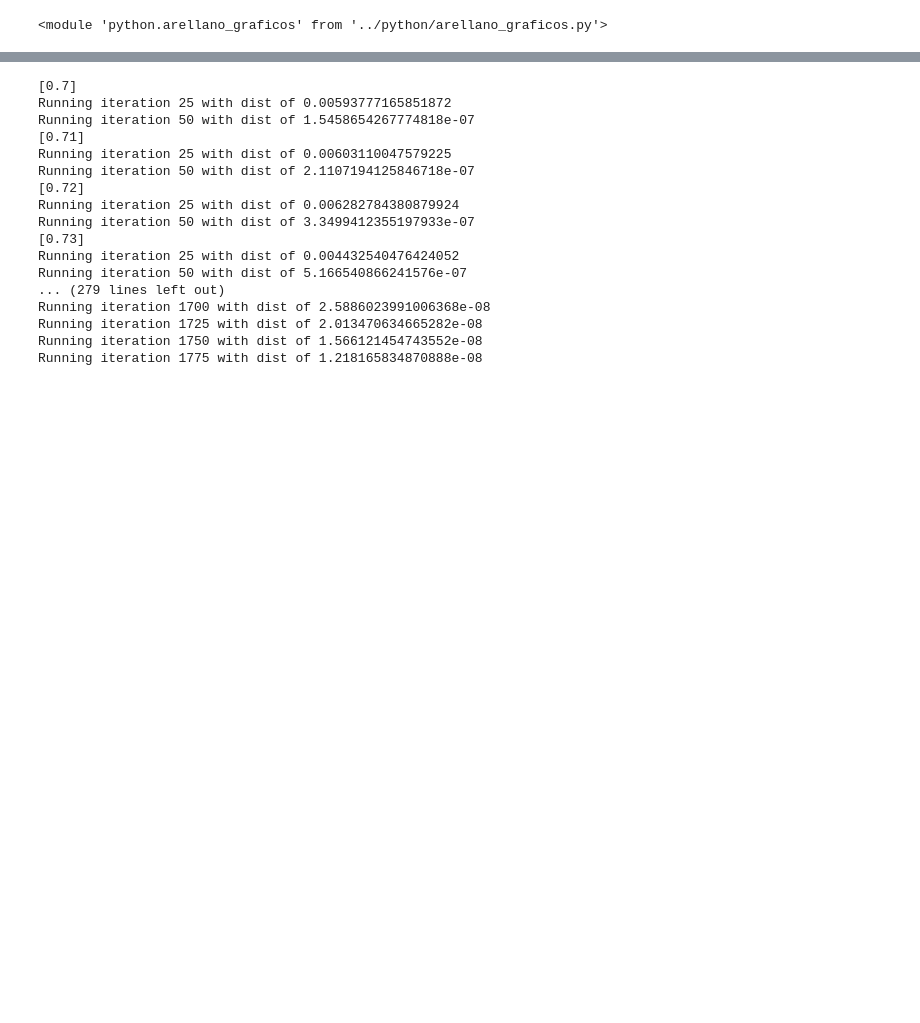
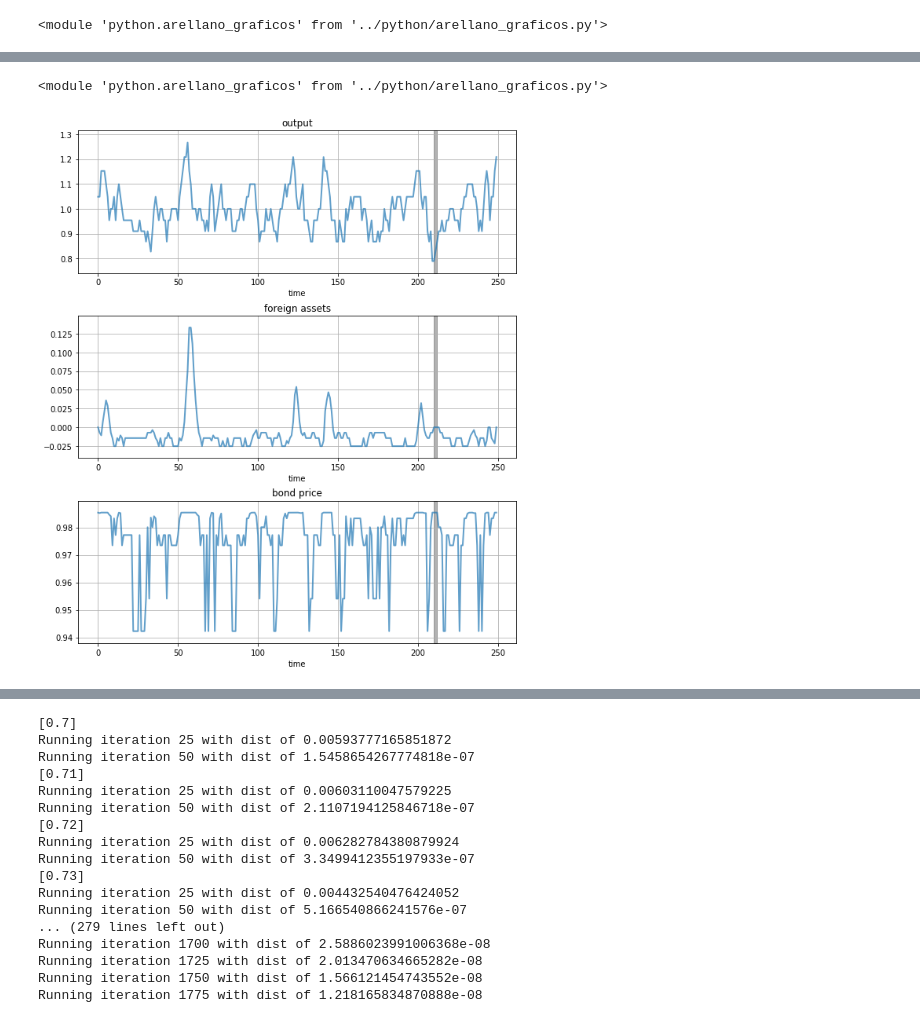
Before and after one commit to FredericoNunes/Artigos, a Jupyter notebook: programas/notebook/Aquivo Inicial, Tratamento dos Dados.ipynb, the cells around one changed output, grey strips where cells are left out. Saved outputs shown, nothing was run; the diff lists cells and outputs as text; code cells hidden in the pictures; blank space fills up the shorter version.

```diff
--- a/programas/notebook/Aquivo Inicial, Tratamento dos Dados.ipynb
+++ b/programas/notebook/Aquivo Inicial, Tratamento dos Dados.ipynb
@@ -724,3 +725,13 @@ pd.DataFrame(simulacao(Economia_Arellano)['simulacao_1'])
+# %%
+from python.arellano_graficos import plot_simulacao
+
+importlib.reload(python.arellano_graficos)
+# %% [output]
+<module 'python.arellano_graficos' from '../python/arellano_graficos.py'>
+# %%
+plot_simulacao(Economia_Arellano)
+# %% [output]
+[figure, added]
 # %%
 dados_1['corr(x,r-spread)']
 # %% [output]
```
Also changed, not shown: parts of 20 cells of this notebook, 5 other files.
